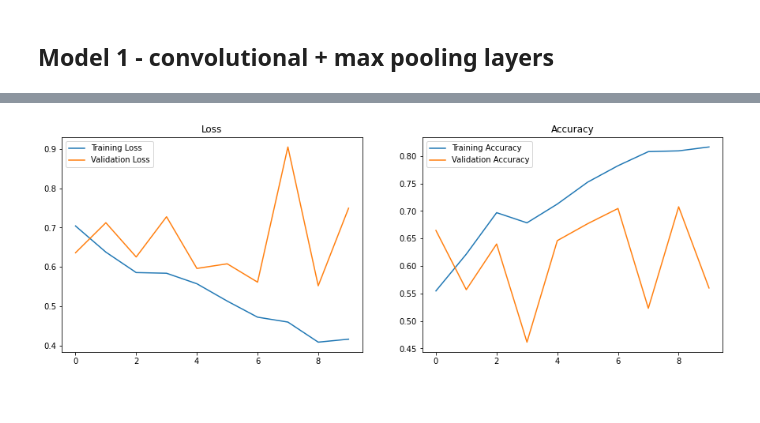
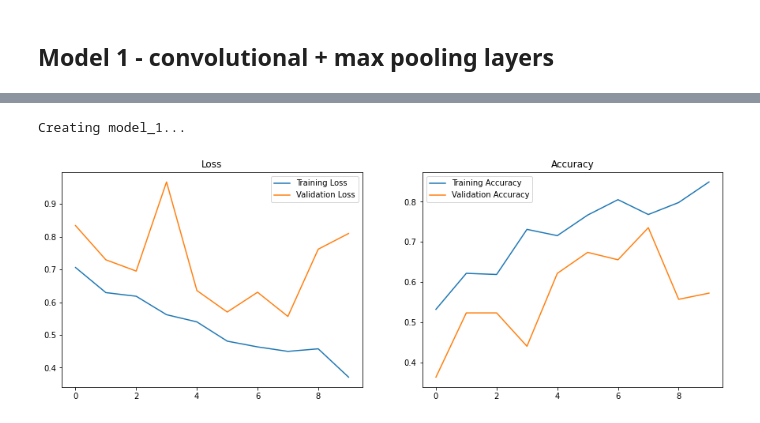
Before and after one commit to poolGolez/project-roosevelt, a Jupyter notebook: how-are-your-tires.ipynb, the cells around one changed output, grey strips where cells are left out. Saved outputs shown, nothing was run; the diff lists cells and outputs as text; code cells hidden in the pictures.

Commit message:
Save model1 version

```diff
--- a/how-are-your-tires.ipynb
+++ b/how-are-your-tires.ipynb
@@ -276,4 +259,24 @@ Epoch 10/10
+# %%
+def load_model1(train_data, valid_data, forced=False):
+    MODEL_FILE = f"{MODEL_DIR}/model1"
+    HISTORY_FILE = f"{HISTORY_DIR}/model1"
+    if os.path.exists(MODEL_FILE) and not forced:
+        print("Loading model_1...")
+        model = tf.keras.models.load_model(MODEL_FILE)
+        history = pd.read_csv(HISTORY_FILE)
+        return (model, history)
+    else:
+        print("Creating model_1...")
+        (model, history) = create_model1(train_data, valid_data)
+
+        model.save(MODEL_FILE)
+        pd.DataFrame(history).to_csv(HISTORY_FILE)
+        return (model, history)
+
+model_1, model1_history = load_model1(train_data, valid_data)
+# %% [output]
+Creating model_1...
 # %%
-plot_history(model1_history.history)
+plot_history(model1_history)
 # %% [output]
-[figure, old version]
+[figure, new version]
```
Also changed, not shown: parts of 4 cells of this notebook.
